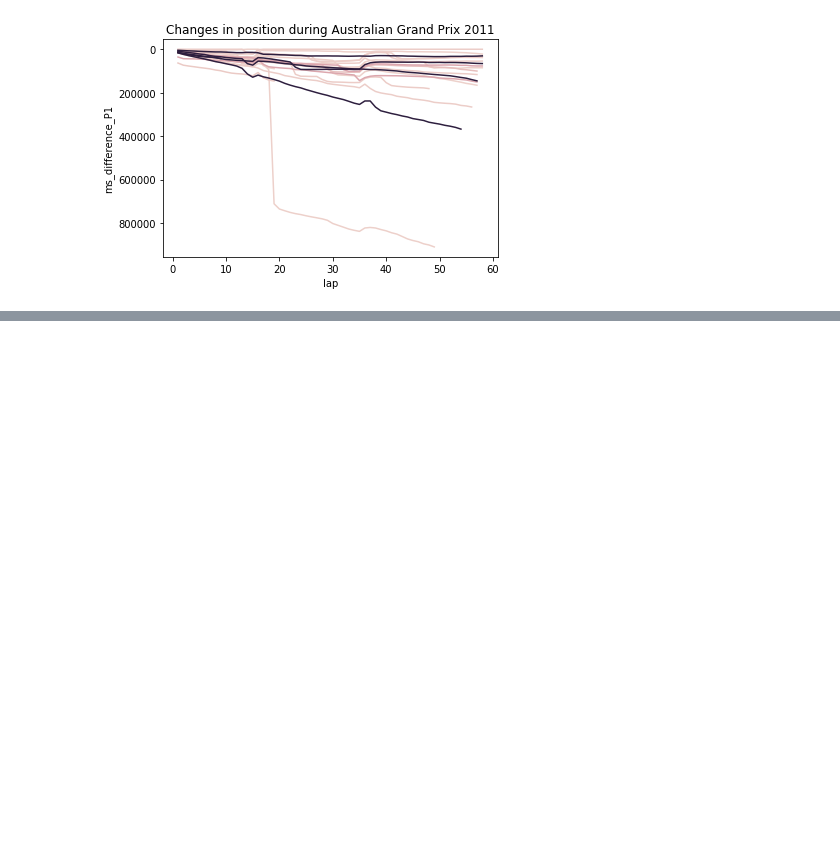
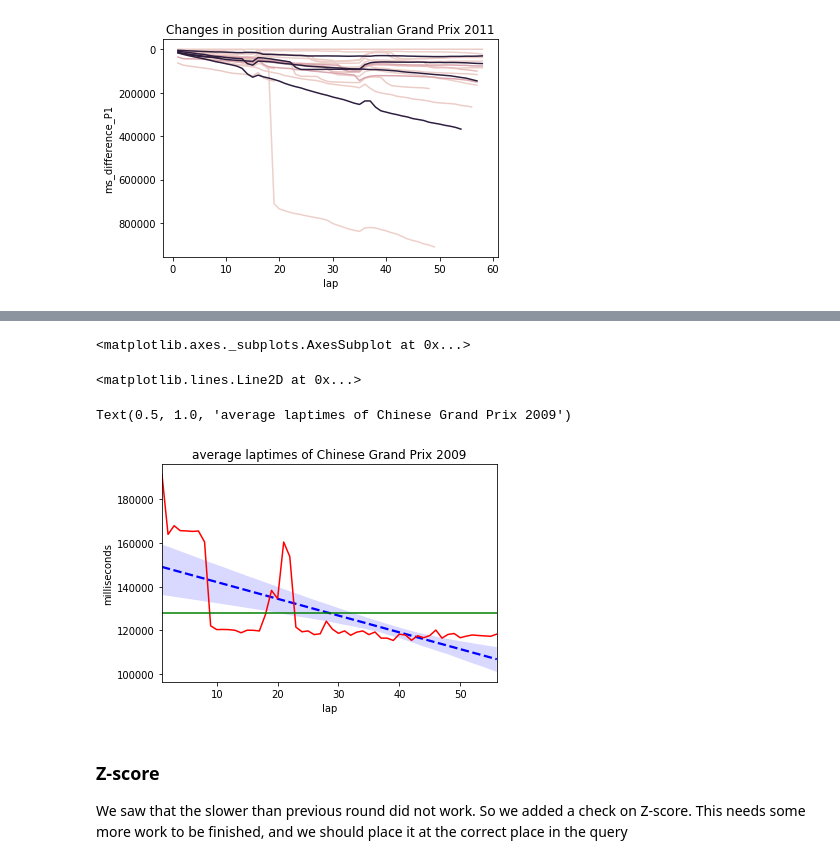
Before and after one commit to yannickaugustijn/F1, a Jupyter notebook: Safety cars.ipynb, the cells around one changed output, grey strips where cells are left out. Saved outputs shown, nothing was run; the diff lists cells and outputs as text; code cells hidden in the pictures; blank space fills up the shorter version.

```diff
--- a/Safety cars.ipynb
+++ b/Safety cars.ipynb
@@ -453,0 +494,7 @@ Now that we now the difference between the drivers we want to know whether the t
+# %%
+avg_laptimes_race_df.head()
+avg_laptimes_race_df = avg_laptimes_race_df.merge(grouped_differences_df[['raceId', 'lap', 'smaller_previous_sum', 'smaller_previous_max']]
+, how = 'left'
+, on = ['raceId', 'lap'])
+
+avg_laptimes_race_df.head()
@@ -453,0 +523,9 @@ Now that we now the difference between the drivers we want to know whether the t
+# %%
+avg_laptimes_race_df['safetycar_in_lap'] = np.where(
+    (avg_laptimes_race_df['slower_previous'] == True)
+#     & (avg_laptimes_race_df['overtake'] == False)
+    & (avg_laptimes_race_df['smaller_previous_sum'] == True)
+    & (avg_laptimes_race_df['smaller_previous_max'] == True)
+                                                       , True
+                                                       , False)
+avg_laptimes_race_df[avg_laptimes_race_df['raceId'] == 3]
@@ -453,0 +550,26 @@ Now that we now the difference between the drivers we want to know whether the t
+# %%
+# It turned out that the faster than previous did not work the way we intended
+# Upon checking the laptimes again we saw that we can maybe check it by comparing it to the average of the race
+plot_raceID = 3
+sns.regplot(x = 'lap'
+            , y = 'milliseconds'
+            , data = avg_laptimes_race_df[avg_laptimes_race_df['raceId'] == plot_raceID]
+            , scatter = False
+            , line_kws={'color' : 'blue',
+                       'ls' : '--'}
+           )
+g = sns.lineplot(x = 'lap'
+            , y = 'milliseconds'
+            , data = avg_laptimes_race_df[avg_laptimes_race_df['raceId'] == plot_raceID]
+            , color = 'red')
+
+g.axhline(avg_laptimes_race_df['milliseconds'][avg_laptimes_race_df['raceId'] == plot_raceID].mean(), color = 'green')
+g.set_title("average laptimes of {}".format(avg_laptimes_race_df['race'][avg_laptimes_race_df['raceId'] == plot_raceID].iloc[0]))
+# %% [output]
+<matplotlib.axes._subplots.AxesSubplot at 0x...>
+<matplotlib.lines.Line2D at 0x...>
+Text(0.5, 1.0, 'average laptimes of Chinese Grand Prix 2009')
+[figure, added]
+# %% [markdown]
+### Z-score
+We saw that the slower than previous round did not work. So we added a check on Z-score. This needs some more work to be finished, and we should place it at the correct place in the query
```
Also changed, not shown: parts of 11 cells of this notebook.
